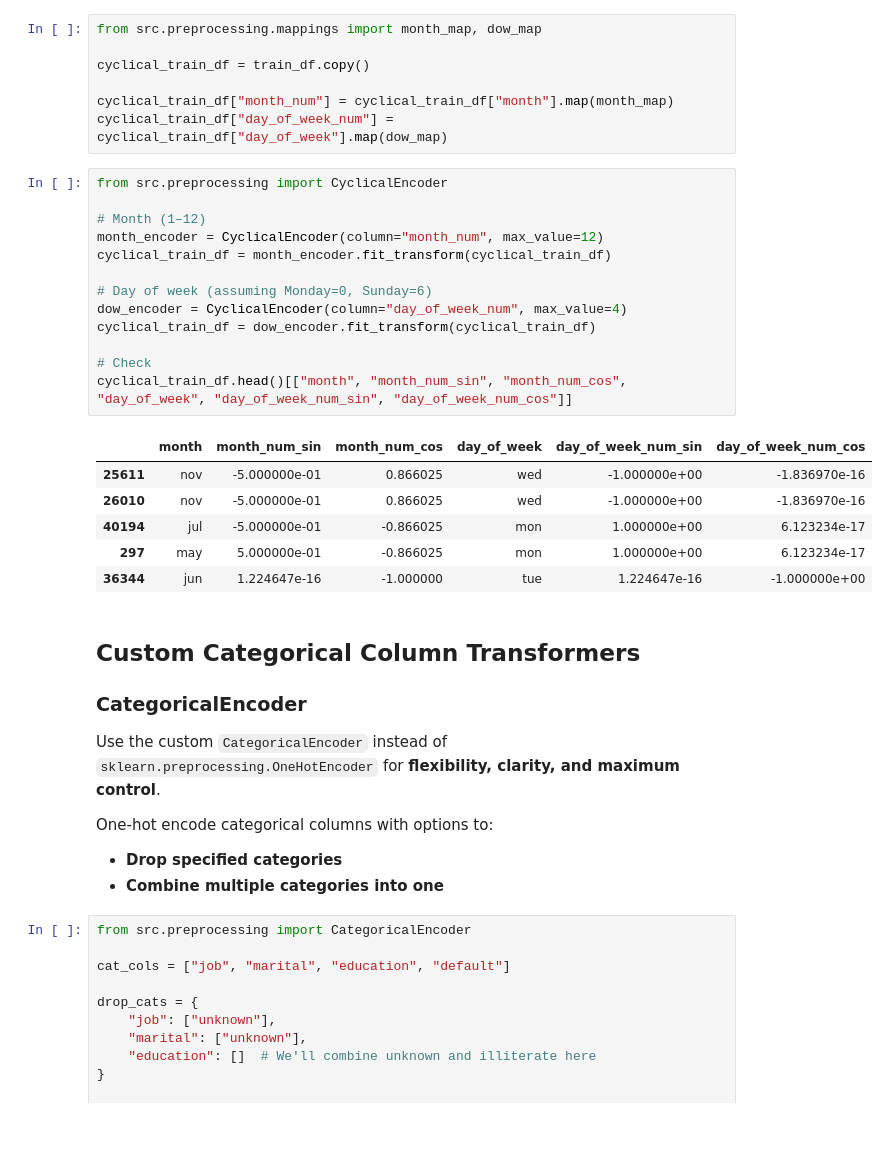
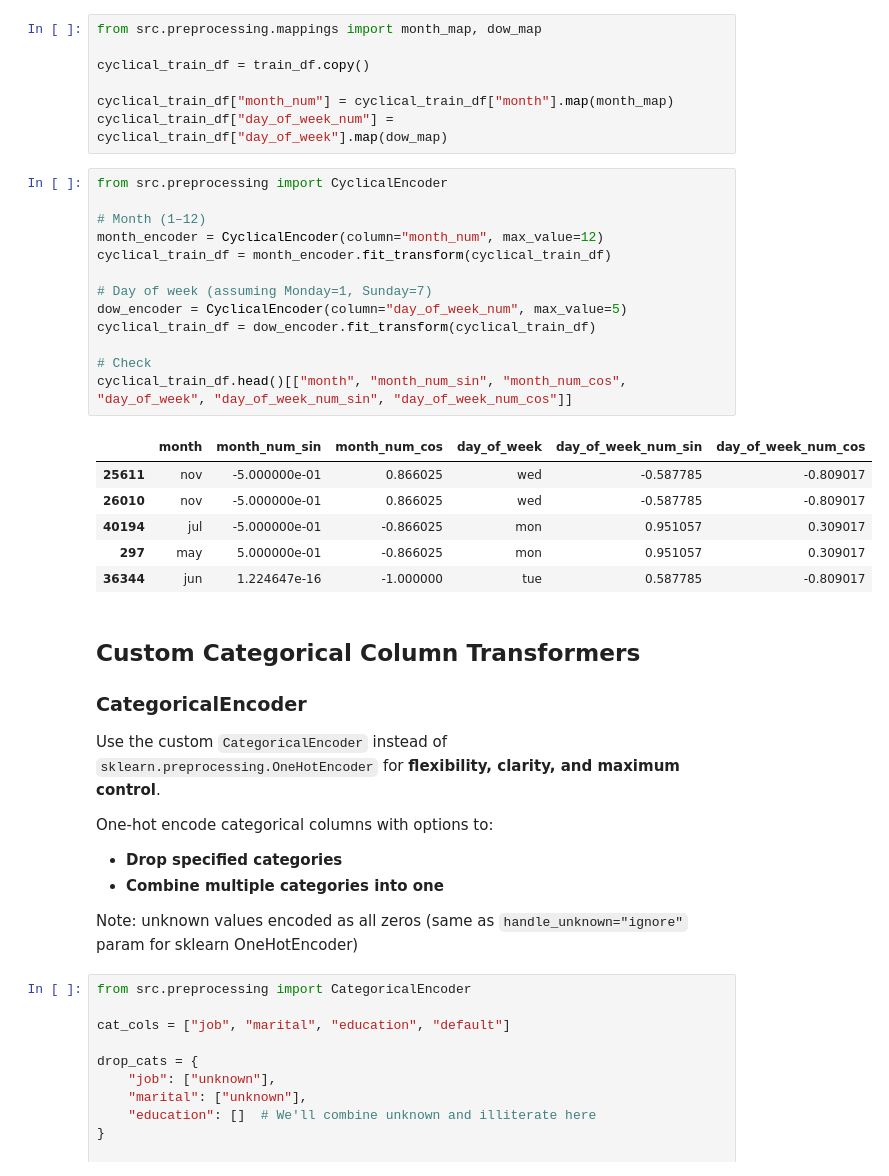
Before and after one commit to Maxstef/ml-bank-additional-project, a Jupyter notebook: notebooks/02_preprocessing.ipynb, the cells around one changed output. Saved outputs shown, nothing was run; the diff lists cells and outputs as text; blank space fills up the shorter version.

```diff
--- a/notebooks/02_preprocessing.ipynb
+++ b/notebooks/02_preprocessing.ipynb
@@ -358,23 +358,23 @@ cyclical_train_df["day_of_week_num"] = cyclical_train_df["day_of_week"].map(dow_
 # %%
 from src.preprocessing import CyclicalEncoder
 
 # Month (1–12)
 month_encoder = CyclicalEncoder(column="month_num", max_value=12)
 cyclical_train_df = month_encoder.fit_transform(cyclical_train_df)
 
-# Day of week (assuming Monday=0, Sunday=6)
-dow_encoder = CyclicalEncoder(column="day_of_week_num", max_value=4)
+# Day of week (assuming Monday=1, Sunday=7)
+dow_encoder = CyclicalEncoder(column="day_of_week_num", max_value=5)
 cyclical_train_df = dow_encoder.fit_transform(cyclical_train_df)
 
 # Check
 cyclical_train_df.head()[["month", "month_num_sin", "month_num_cos", "day_of_week", "day_of_week_num_sin", "day_of_week_num_cos"]]
 # %% [output]
 |  | month | month_num_sin | month_num_cos | day_of_week | day_of_week_num_sin | day_of_week_num_cos |
-| 25611 | nov | -5.000000e-01 | 0.866025 | wed | -1.000000e+00 | -1.836970e-16 |
-| 26010 | nov | -5.000000e-01 | 0.866025 | wed | -1.000000e+00 | -1.836970e-16 |
-| 40194 | jul | -5.000000e-01 | -0.866025 | mon | 1.000000e+00 | 6.123234e-17 |
-| 297 | may | 5.000000e-01 | -0.866025 | mon | 1.000000e+00 | 6.123234e-17 |
-| 36344 | jun | 1.224647e-16 | -1.000000 | tue | 1.224647e-16 | -1.000000e+00 |
+| 25611 | nov | -5.000000e-01 | 0.866025 | wed | -0.587785 | -0.809017 |
+| 26010 | nov | -5.000000e-01 | 0.866025 | wed | -0.587785 | -0.809017 |
+| 40194 | jul | -5.000000e-01 | -0.866025 | mon | 0.951057 | 0.309017 |
+| 297 | may | 5.000000e-01 | -0.866025 | mon | 0.951057 | 0.309017 |
+| 36344 | jun | 1.224647e-16 | -1.000000 | tue | 0.587785 | -0.809017 |
 # %% [markdown]
 ## Custom Categorical Column Transformers
 
@@ -385,6 +385,9 @@ Use the custom `CategoricalEncoder` instead of `sklearn.preprocessing.OneHotEnco
 One-hot encode categorical columns with options to:
 - **Drop specified categories**
 - **Combine multiple categories into one**
+
+
+Note: unknown values encoded as all zeros (same as `handle_unknown="ignore"` param for sklearn OneHotEncoder)
 # %%
 from src.preprocessing import CategoricalEncoder
 
```
Also changed, not shown: parts of 5 cells of this notebook.
